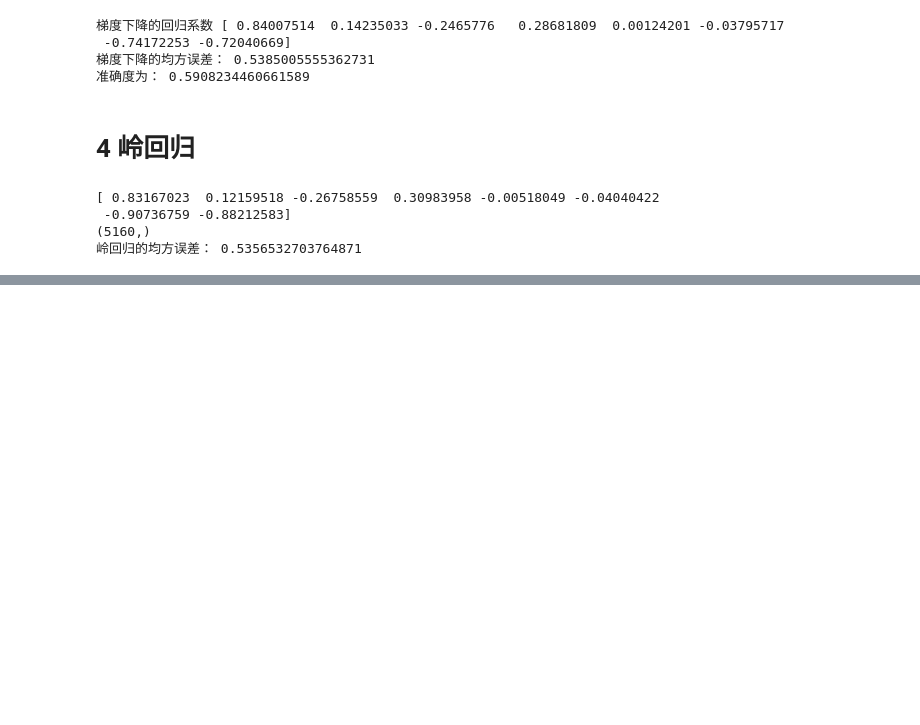
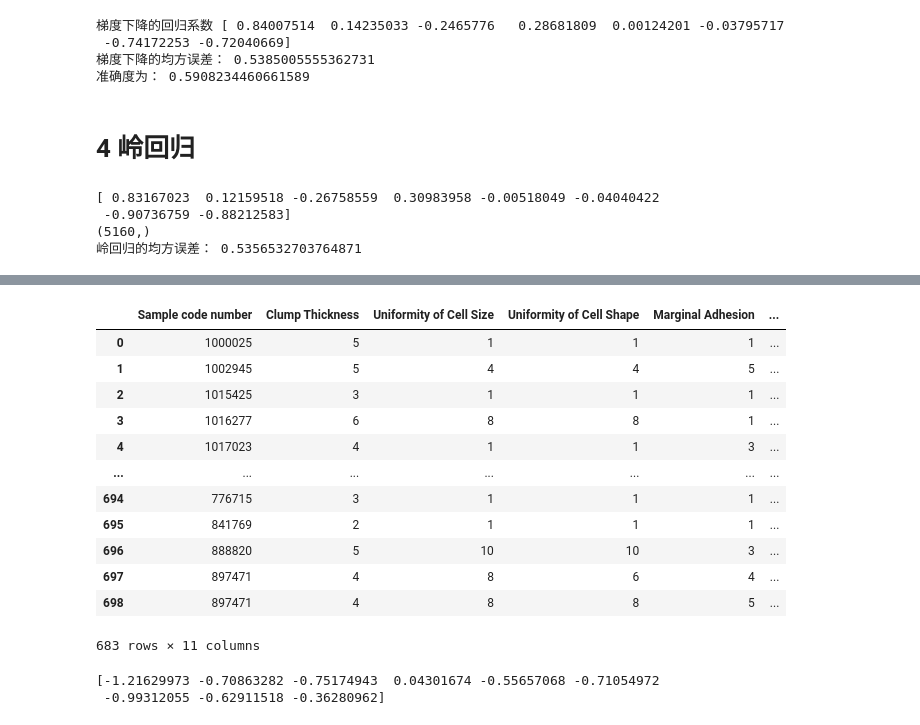
Before and after one commit to Brynn-jx/DeepLearning, a Jupyter notebook: machine_learning/回归算法.ipynb, the cells around one changed output, grey strips where cells are left out. Cells and saved outputs as stored; diff of their text form; code cells hidden in the pictures; blank space fills up the shorter version.

Commit message:
machine learning

```diff
--- a/machine_learning/回归算法.ipynb
+++ b/machine_learning/回归算法.ipynb
@@ -220,0 +306,22 @@ print("岭回归的均方误差：", mean_squared_error(y_test, y_predict))
+# %%
+"""
+逻辑回归做二分类进行癌症预测（根据细胞的属性特征）
+:return: NOne
+"""
+# 构造列标签名字
+column = ['Sample code number', 'Clump Thickness', 'Uniformity of Cell Size', 'Uniformity of Cell Shape',
+          'Marginal Adhesion', 'Single Epithelial Cell Size', 'Bare Nuclei', 'Bland Chromatin', 'Normal Nucleoli',
+          'Mitoses', 'Class']
+
+# 读取数据
+# data = pd.read_csv(
+#     "https://archive.ics.uci.edu/ml/machine-learning-databases/breast-cancer-wisconsin/breast-cancer-wisconsin.data",
+#     names=column)
+data = pd.read_csv(
+    "../python_ml/data/breast-cancer-wisconsin.csv",
+    names=column)
+# print(data) #想看可以解除
+#当你读取数据时，看上去是数值的列，读进来是字符串，说明里边
+# 存在了非数值情况
+print(data.info())
+print(data.describe(include='all'))
@@ -220,0 +351,4 @@ print("岭回归的均方误差：", mean_squared_error(y_test, y_predict))
+# %%
+data = data.replace(to_replace='?', value=np.nan)
+data = data.dropna()
+print(data.shape)
@@ -220,0 +387,2 @@ print("岭回归的均方误差：", mean_squared_error(y_test, y_predict))
+# %%
+data[column[6]] = data[column[6]].astype('int64')
@@ -220,0 +410,28 @@ print("岭回归的均方误差：", mean_squared_error(y_test, y_predict))
+# %%
+data
+# %% [output]
+|  | Sample code number | Clump Thickness | Uniformity of Cell Size | Uniformity of Cell Shape | Marginal Adhesion | ... |
+| 0 | 1000025 | 5 | 1 | 1 | 1 | ... |
+| 1 | 1002945 | 5 | 4 | 4 | 5 | ... |
+| 2 | 1015425 | 3 | 1 | 1 | 1 | ... |
+| 3 | 1016277 | 6 | 8 | 8 | 1 | ... |
+| 4 | 1017023 | 4 | 1 | 1 | 3 | ... |
+| ... | ... | ... | ... | ... | ... | ... |
+| 694 | 776715 | 3 | 1 | 1 | 1 | ... |
+| 695 | 841769 | 2 | 1 | 1 | 1 | ... |
+| 696 | 888820 | 5 | 10 | 10 | 3 | ... |
+| 697 | 897471 | 4 | 8 | 6 | 4 | ... |
+| 698 | 897471 | 4 | 8 | 8 | 5 | ... |
+683 rows × 11 columns
+# %%
+# 进行数据的分割,第零列是编号，不可以作为特征，把第1-9列作为特征，第10列作为标签
+x_train, x_test, y_train, y_test = train_test_split(data[column[1:10]], data[column[10]], test_size=0.25,
+                                                    random_state=1)
+std = StandardScaler()
+
+x_train = std.fit_transform(x_train)
+x_test = std.transform(x_test)
+print(x_train[0])
+# %% [output]
+[-1.21629973 -0.70863282 -0.75174943  0.04301674 -0.55657068 -0.71054972
+ -0.99312055 -0.62911518 -0.36280962]
```
Also changed, not shown: parts of 11 cells of this notebook.
